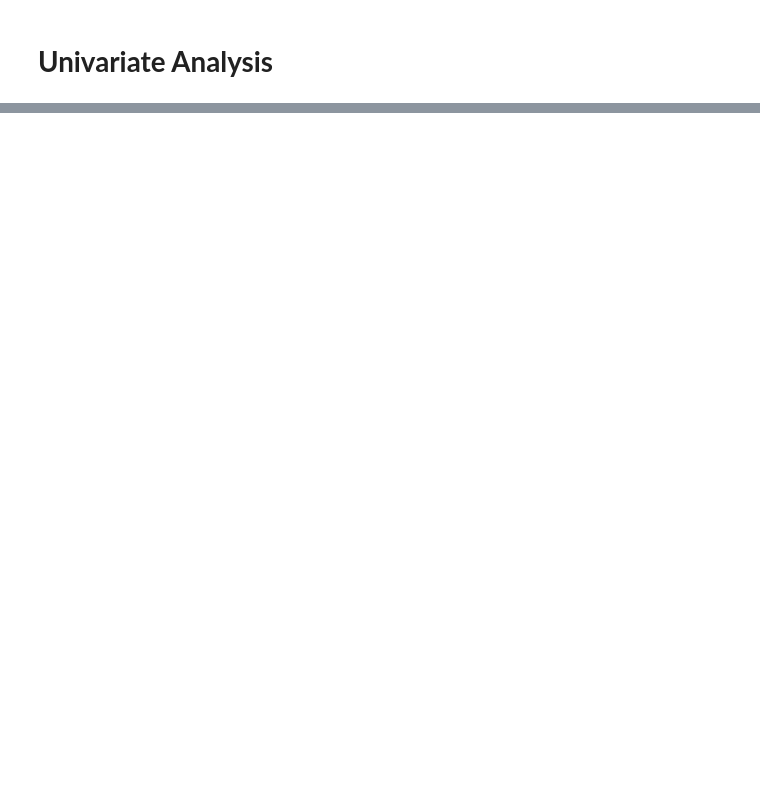
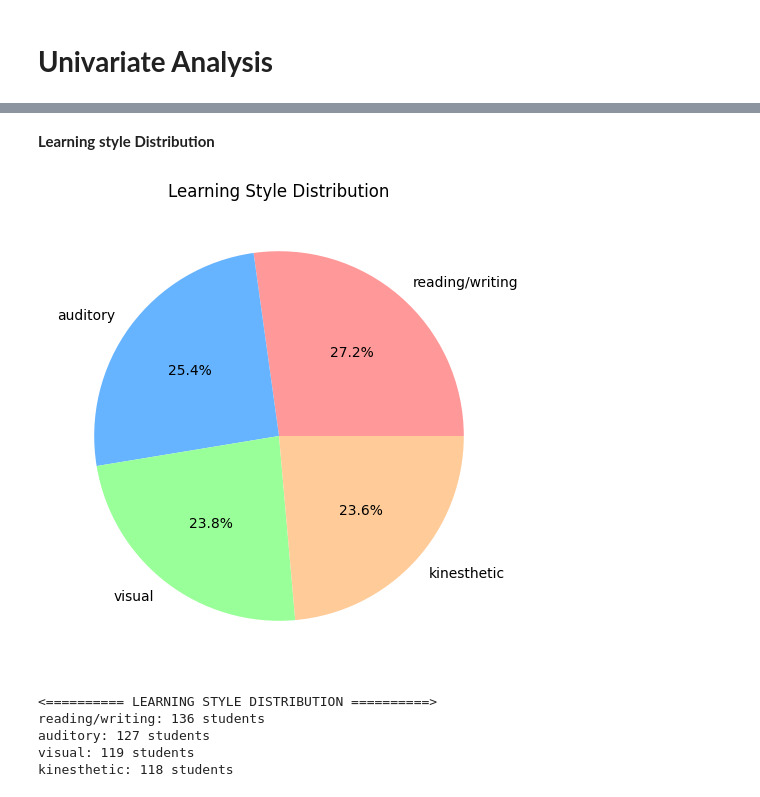
Before and after one commit to MuqaddasIftikhar17/EduMate-AI, a Jupyter notebook: ai/students.ipynb, the cells around one changed output, grey strips where cells are left out. Cells and saved outputs as stored; diff of their text form; code cells hidden in the pictures; blank space fills up the shorter version.

```diff
--- a/ai/students.ipynb
+++ b/ai/students.ipynb
@@ -581,0 +399,23 @@ AttributeError: Rectangle.set() got an unexpected keyword argument 'kde'
+# %% [markdown]
+**Learning style Distribution**
+# %%
+# Learning style distribution
+learning_counts = students['learning_style'].value_counts()
+
+plt.figure(figsize=(8, 6))
+plt.pie(learning_counts.values, labels=learning_counts.index, autopct='%1.1f%%',
+        colors=['#ff9999','#66b3ff','#99ff99','#ffcc99'])
+plt.title('Learning Style Distribution')
+plt.show()
+
+print("<========== LEARNING STYLE DISTRIBUTION ==========>")
+for style, count in learning_counts.items():
+    print(f"{style}: {count} students")
+print("\n")
+# %% [output]
+[figure, added]
+<========== LEARNING STYLE DISTRIBUTION ==========>
+reading/writing: 136 students
+auditory: 127 students
+visual: 119 students
+kinesthetic: 118 students
```
Also changed, not shown: parts of 63 cells of this notebook.
